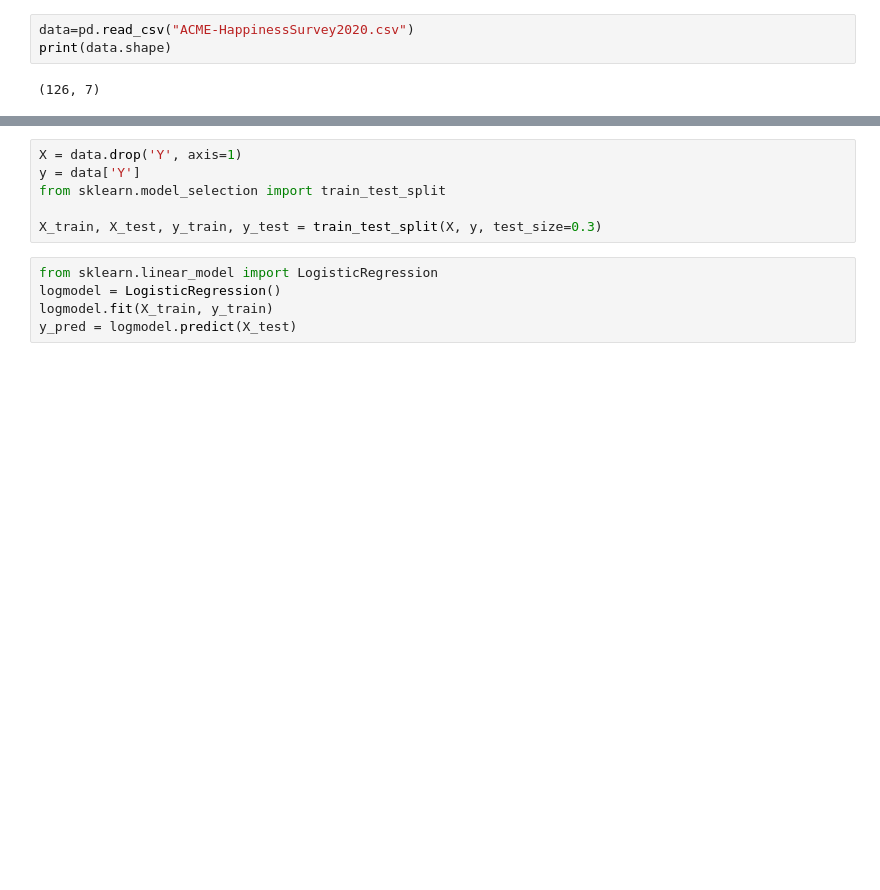
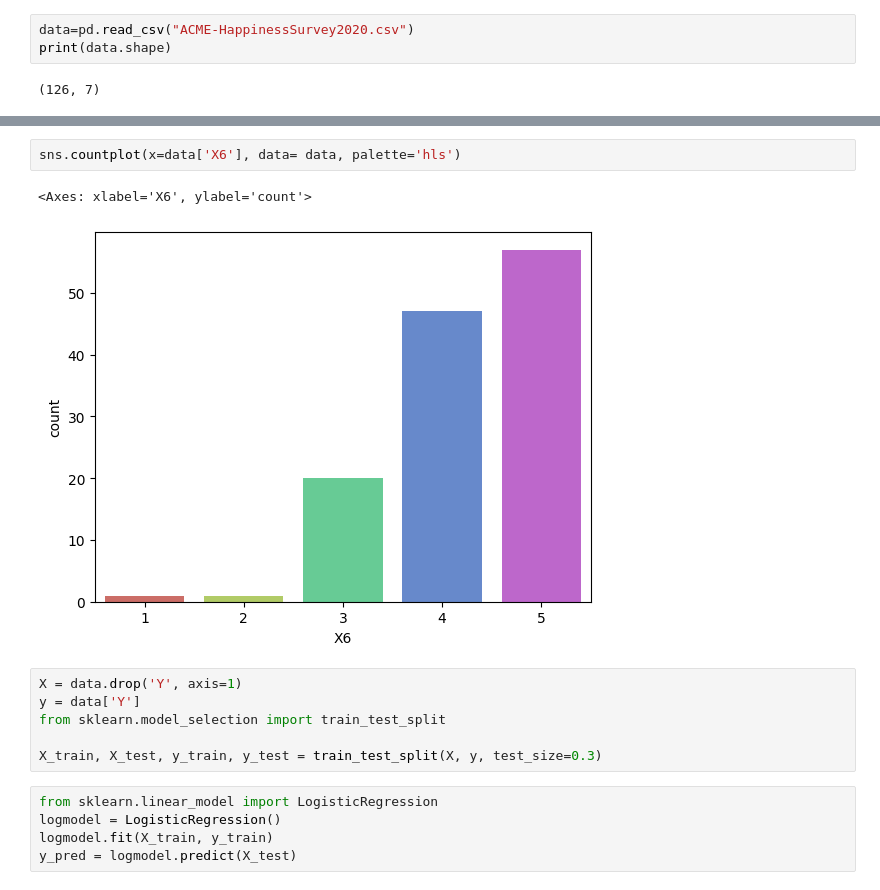
Before and after one commit to saunthosk/3p2CaEaFkXSyU4iS, a Jupyter notebook: Logistic.ipynb, the cells around one changed output, grey strips where cells are left out. Saved outputs shown, nothing was run; the diff lists cells and outputs as text; blank space fills up the shorter version.

```diff
--- a/Logistic.ipynb
+++ b/Logistic.ipynb
@@ -11,3 +93,8 @@ print(data.shape)
+# %%
+sns.countplot(x=data['X6'], data= data, palette='hls')
+# %% [output]
+<Axes: xlabel='X6', ylabel='count'>
+[figure, added]
 # %%
 X = data.drop('Y', axis=1)
 y = data['Y']
```
Also changed, not shown: parts of 10 cells of this notebook.
